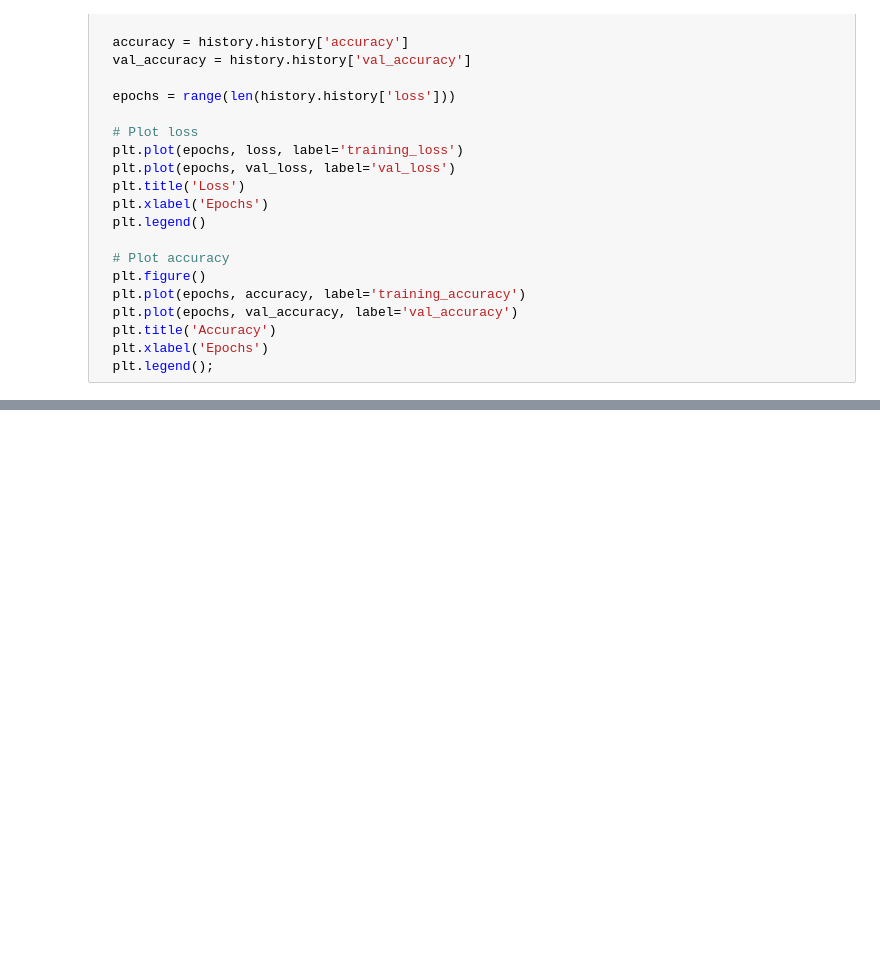
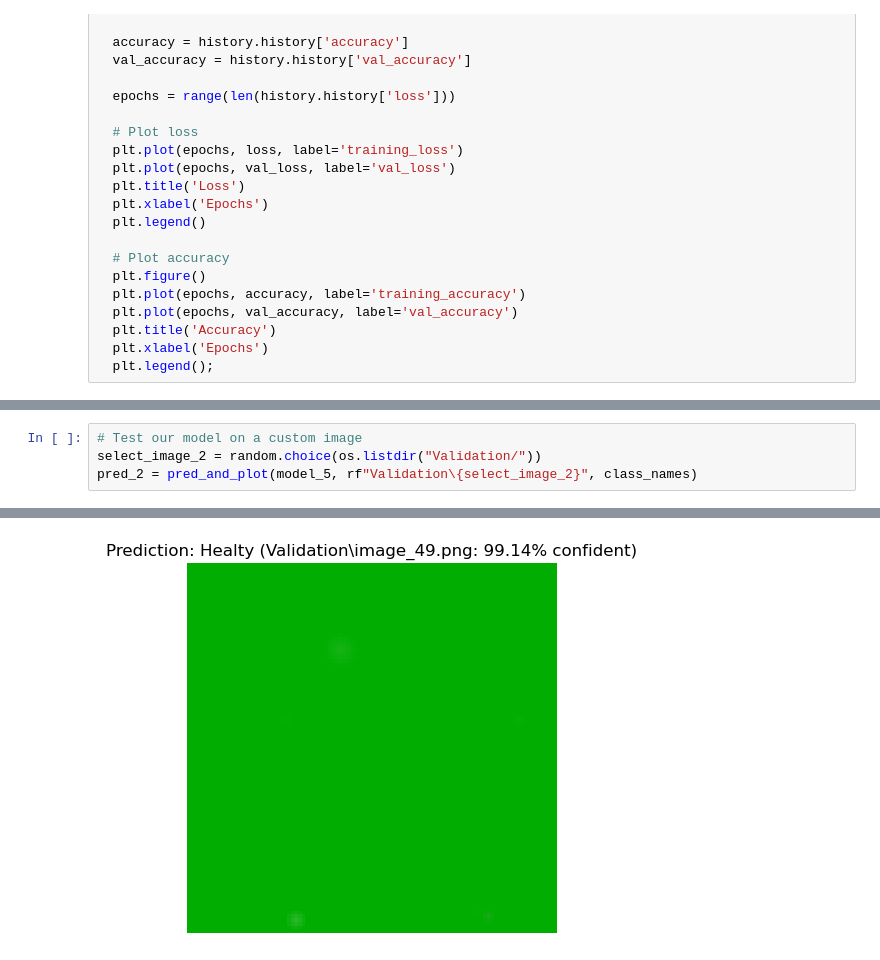
Before and after one commit to Tovi-Rufin-M/AI, a Jupyter notebook: Practice/DEMO_CNN_for_CocoScale/DEMO_1.ipynb, the cells around one changed output, grey strips where cells are left out. Cells and saved outputs as stored; diff of their text form; blank space fills up the shorter version.

```diff
--- a/Practice/DEMO_CNN_for_CocoScale/DEMO_1.ipynb
+++ b/Practice/DEMO_CNN_for_CocoScale/DEMO_1.ipynb
@@ -338,0 +222,5 @@ pd.DataFrame(history_4.history).plot(figsize=(10, 7));
+# %%
+# Test our model on a custom image
+select_image_2 = random.choice(os.listdir("Validation/"))
+pred_2 = pred_and_plot(model_5, rf"Validation\{select_image_2}", class_names)
+# %% [output]
@@ -338,0 +228 @@ pd.DataFrame(history_4.history).plot(figsize=(10, 7));
+[figure, added]
```
Also changed, not shown: parts of 23 cells of this notebook, 52 other files.
